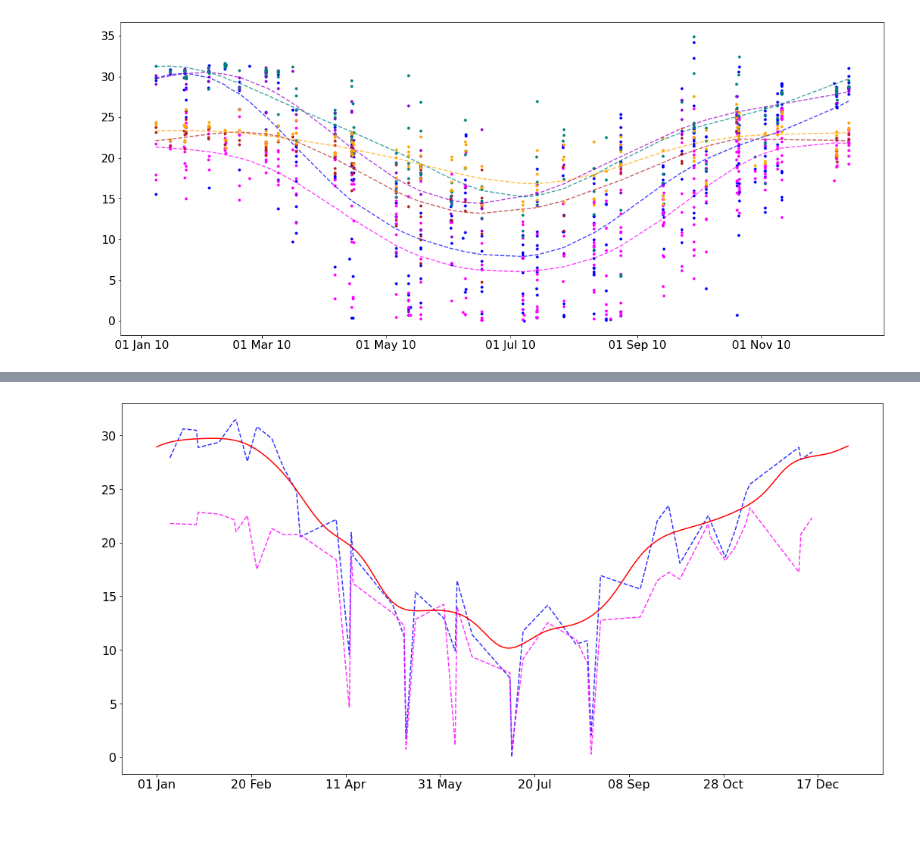
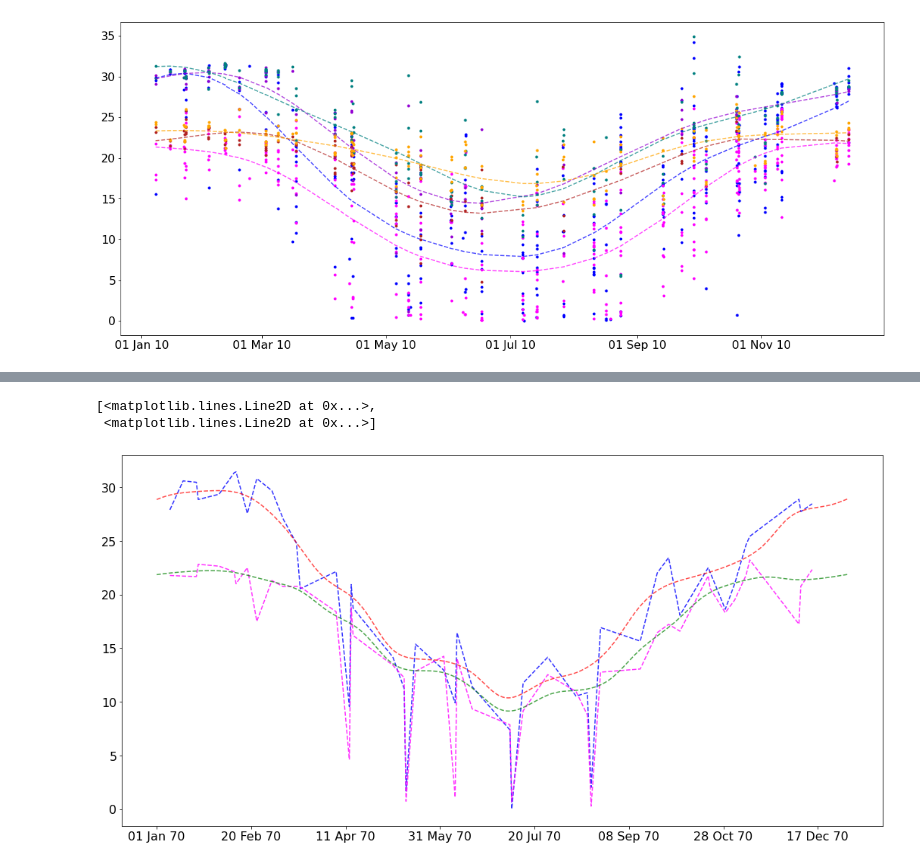
Before and after one commit to SalishSeaCast/analysis-keegan, a Jupyter notebook: notebooks/Evaluations/Timeseries_Base_Puget_Evaluation.ipynb, the cells around one changed output, grey strips where cells are left out. Cells and saved outputs as stored; diff of their text form; code cells hidden in the pictures; blank space fills up the shorter version.

```diff
--- a/notebooks/Evaluations/Timeseries_Base_Puget_Evaluation.ipynb
+++ b/notebooks/Evaluations/Timeseries_Base_Puget_Evaluation.ipynb
@@ -593,8 +558,10 @@ def ts_gsmooth_line(ax,df,obsvar,modvar,start_date,end_date,L,region='',sepvar='
 # %%
 fig, ax=plt.subplots(1,1,figsize=(18,9))
 start_date=0
 end_date=365
 ts_avg_line(ax,data,obsvar,modvar,start_date,end_date)
-ts_gsmooth_line(ax,data,obsvar,modvar,start_date,end_date,30)
+ket.ts_gsmooth_line(ax,data,obsvar,modvar,dt.datetime(year,1,1),dt.datetime(year,12,31),30,ocols=['red'],mcols=['green'])
 # %% [output]
+[<matplotlib.lines.Line2D at 0x...>,
+ <matplotlib.lines.Line2D at 0x...>]
-[figure, old version]
+[figure, new version]
```
Also changed, not shown: parts of 2 cells of this notebook, 5 other files.
